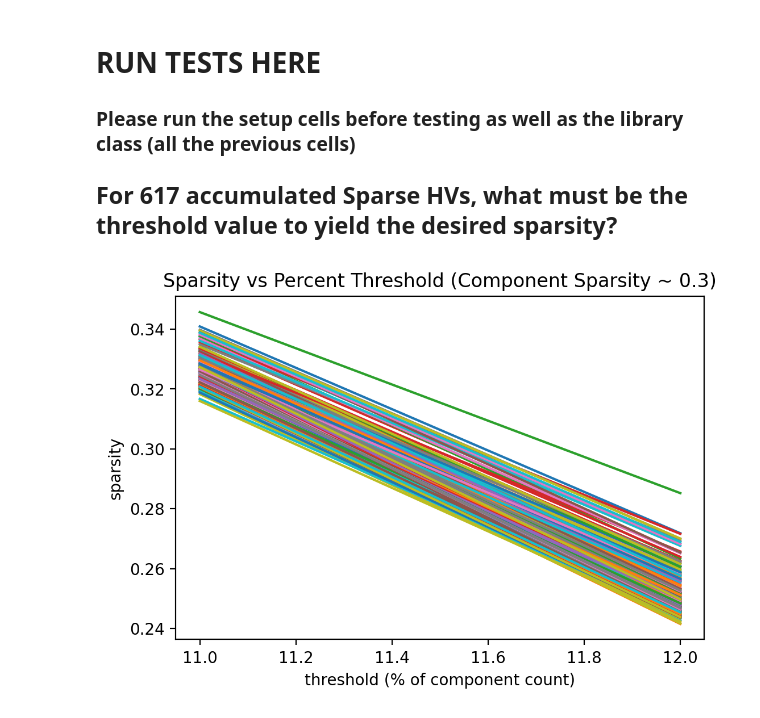
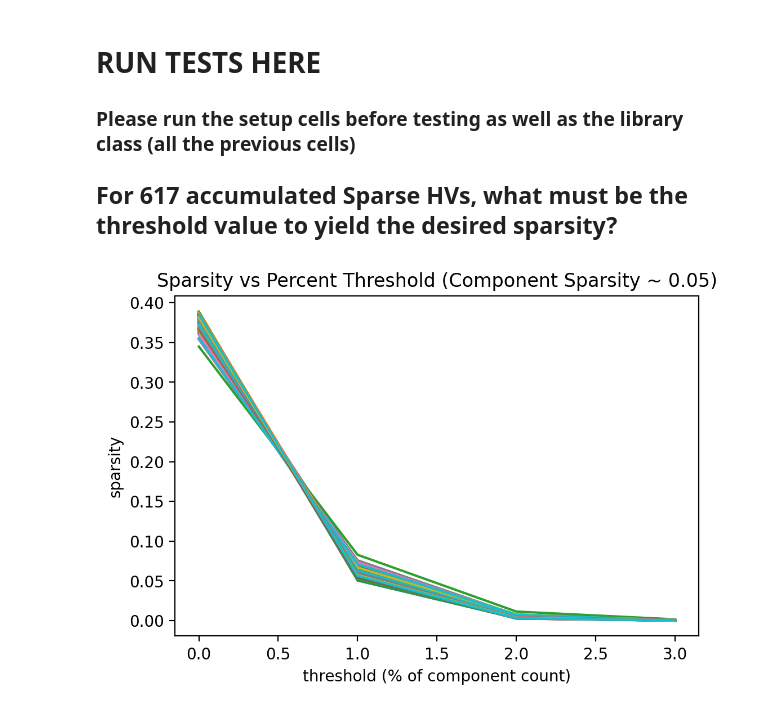
Before and after one commit to regonzalez26/sparse_hdc, a Jupyter notebook: encoding_threshold_test.ipynb, the cells around one changed output. Drawn from its saved outputs; the diff is of its cells as text; code cells hidden in the pictures.

Commit message:
more tests

```diff
--- a/encoding_threshold_test.ipynb
+++ b/encoding_threshold_test.ipynb
@@ -271,13 +271,17 @@ def plot_sparsity_vs_encoding_threshold(encoder, test_class_rows, interval=[0,10
 ### Please run the setup cells before testing as well as the library class (all the previous cells)
 ## For 617 accumulated Sparse HVs, what must be the threshold value to yield the desired sparsity?
 # %%
-encoder = setup_feature_encoder(dim=10000, sparsity=0.3, percent_max_val=0.26, M=10)
+encoder = setup_feature_encoder(dim=10000, sparsity=0.05, percent_max_val=5/617, M=10)
 # %%
 figure(figsize=(6,4), dpi=200)
-plot_sparsity_vs_encoding_threshold(encoder=encoder, test_class_rows=test_class_rows, interval=[11,12])
+plot_sparsity_vs_encoding_threshold(encoder=encoder, test_class_rows=test_class_rows, interval=[0, 3])
 
 #FINDINGS:
 # Sparsity     Percent Range     Average ENC_THR
 #   0.3         11.2 - 11.6            70 @M=10
+#   0.1         2.5 - 2.9              16 @M=10
+#   0.1         1.8 - 1.9              10 @M=100
+#   0.05         2  - 2.5              5 @M=30
+#   0.05         1 - 1.5               7 @M=10
 # %% [output]
-[figure, old version]
+[figure, new version]
```
Also changed, not shown: parts of 1 cell of this notebook, 2 other files.
